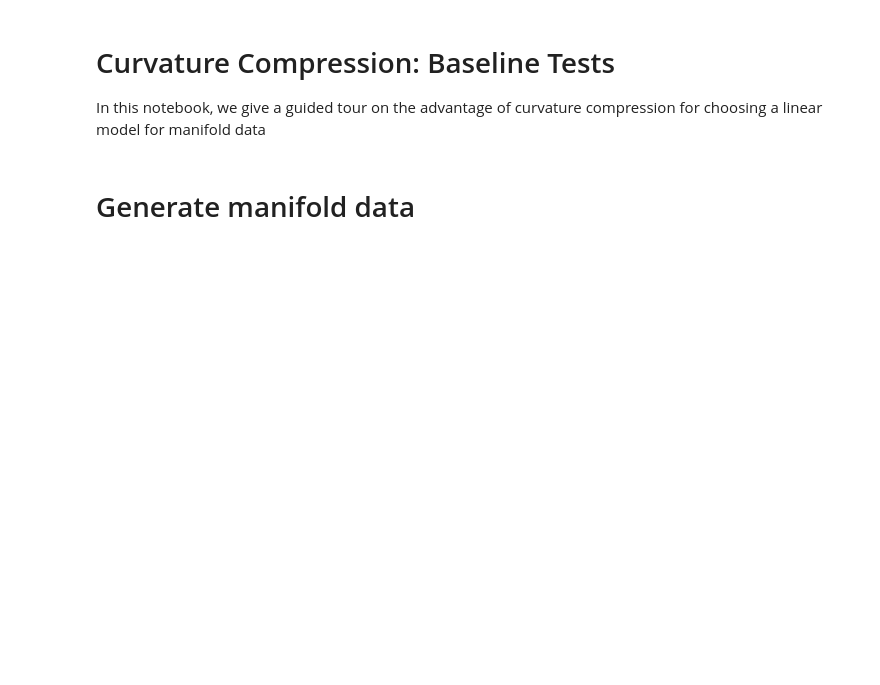
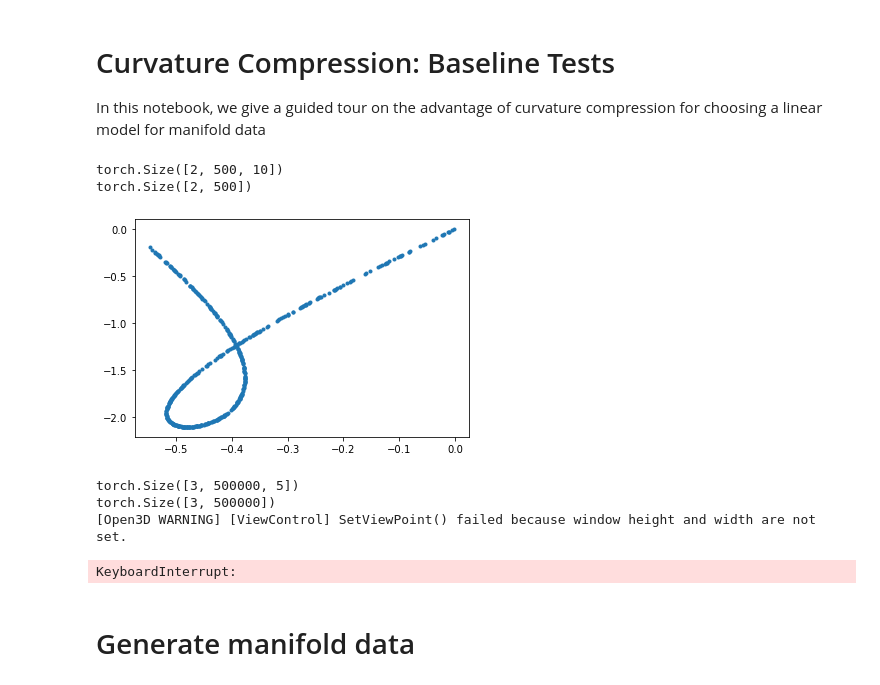
Before and after one commit to michael-psenka/manifold-linearization, a Jupyter notebook: test_files/cc_test.ipynb, the cells around one changed output. Saved outputs shown, nothing was run; the diff lists cells and outputs as text; code cells hidden in the pictures; blank space fills up the shorter version.

```diff
--- a/test_files/cc_test.ipynb
+++ b/test_files/cc_test.ipynb
@@ -12,3 +19,25 @@ import torch.optim as optim
+# %%
+hi = Manifold(D=2, d=1, curvature=0.5, n_basis=10)
+X = hi.generateSample(N=500, uniform=True)
+plt.plot(X[0,:], X[1,:], '.')
+plt.show()
+# %% [output]
+torch.Size([2, 500, 10])
+torch.Size([2, 500])
+[figure, added]
+# %%
+hi = Manifold(D=3, d=2, curvature=0.5, n_basis=5)
+X = hi.generateSample(N=500000, uniform=True)
+
+pointclud = X.T.detach().numpy()
+pcd = o3d.geometry.PointCloud()
+pcd.points = o3d.utility.Vector3dVector(pointclud)
+o3d.visualization.draw_geometries([pcd])
+# %% [output]
+torch.Size([3, 500000, 5])
+torch.Size([3, 500000])
+[Open3D WARNING] [ViewControl] SetViewPoint() failed because window height and width are not set.
+KeyboardInterrupt:
 # %% [markdown]
 # Generate manifold data
 # %%
```
Also changed, not shown: parts of 6 cells of this notebook, 3 other files.
